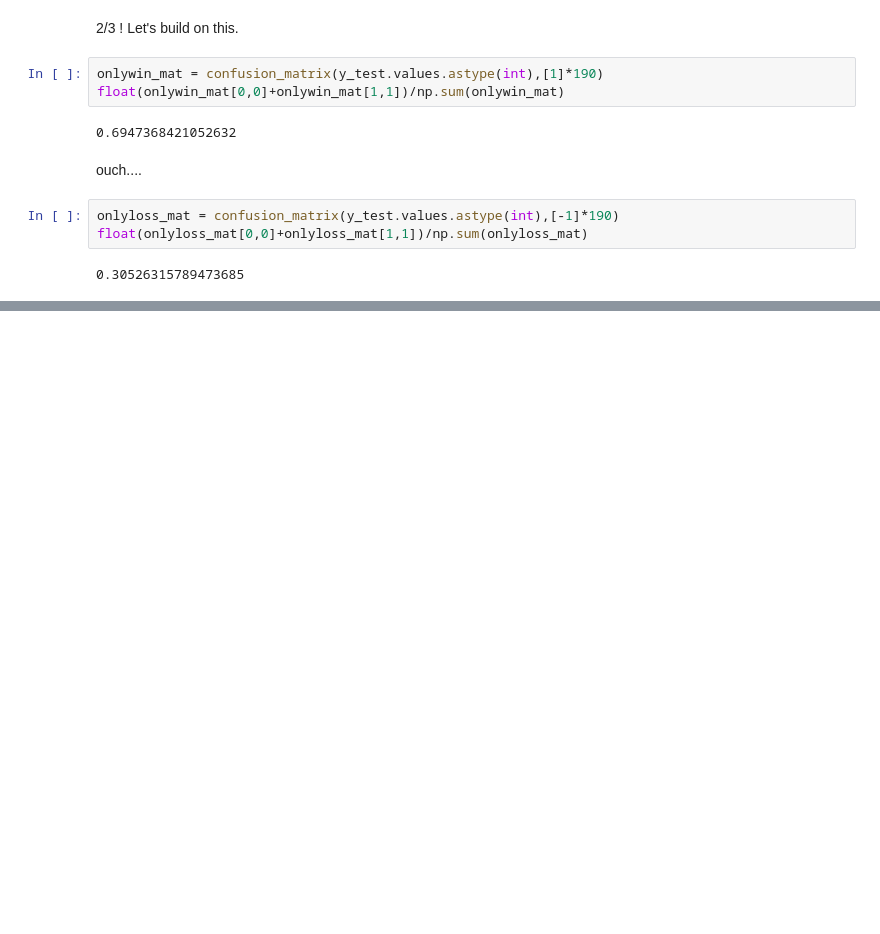
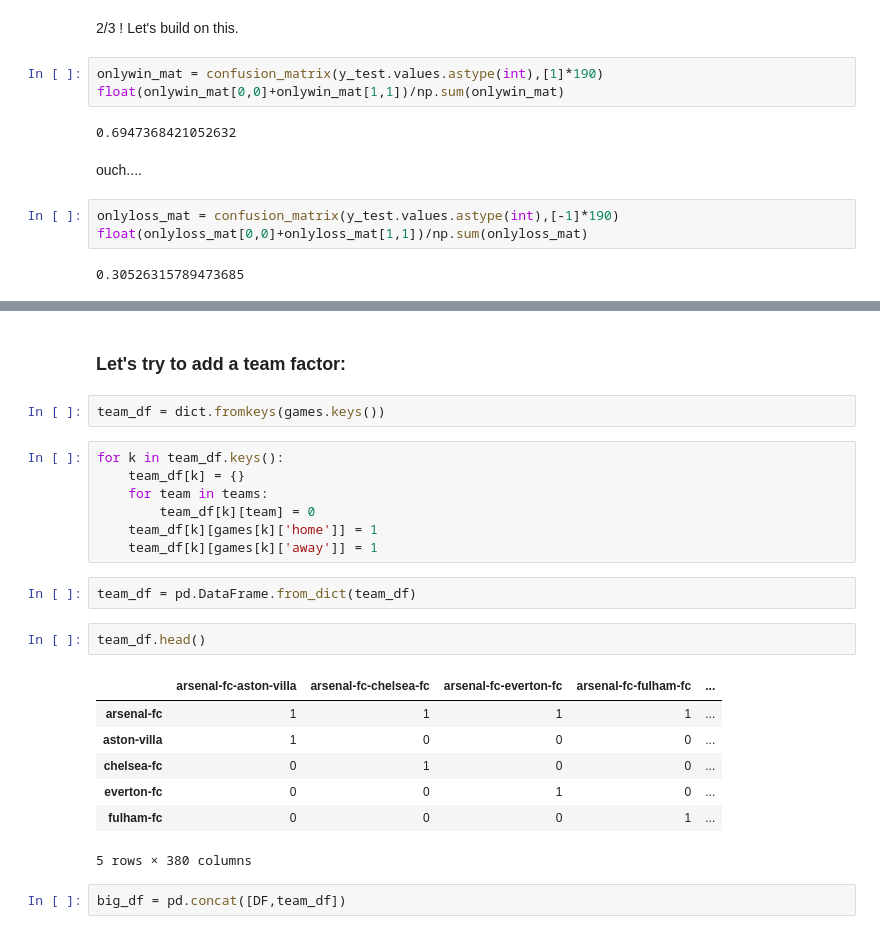
Before and after one commit to cs109-FIFA/cs109-FIFA, a Jupyter notebook: Match predictions.ipynb, the cells around one changed output, grey strips where cells are left out. Saved outputs shown, nothing was run; the diff lists cells and outputs as text; blank space fills up the shorter version.

```diff
--- a/Match predictions.ipynb
+++ b/Match predictions.ipynb
@@ -504,0 +541,25 @@ float(onlyloss_mat[0,0]+onlyloss_mat[1,1])/np.sum(onlyloss_mat)
+# %% [markdown]
+### Let's try to add a team factor:
+# %%
+team_df = dict.fromkeys(games.keys())
+# %%
+for k in team_df.keys():
+    team_df[k] = {}
+    for team in teams:
+        team_df[k][team] = 0
+    team_df[k][games[k]['home']] = 1
+    team_df[k][games[k]['away']] = 1
+# %%
+team_df = pd.DataFrame.from_dict(team_df)
+# %%
+team_df.head()
+# %% [output]
+|  | arsenal-fc-aston-villa | arsenal-fc-chelsea-fc | arsenal-fc-everton-fc | arsenal-fc-fulham-fc | ... |
+| arsenal-fc | 1 | 1 | 1 | 1 | ... |
+| aston-villa | 1 | 0 | 0 | 0 | ... |
+| chelsea-fc | 0 | 1 | 0 | 0 | ... |
+| everton-fc | 0 | 0 | 1 | 0 | ... |
+| fulham-fc | 0 | 0 | 0 | 1 | ... |
+5 rows × 380 columns
+# %%
+big_df = pd.concat([DF,team_df])
```
Also changed, not shown: parts of 18 cells of this notebook.
